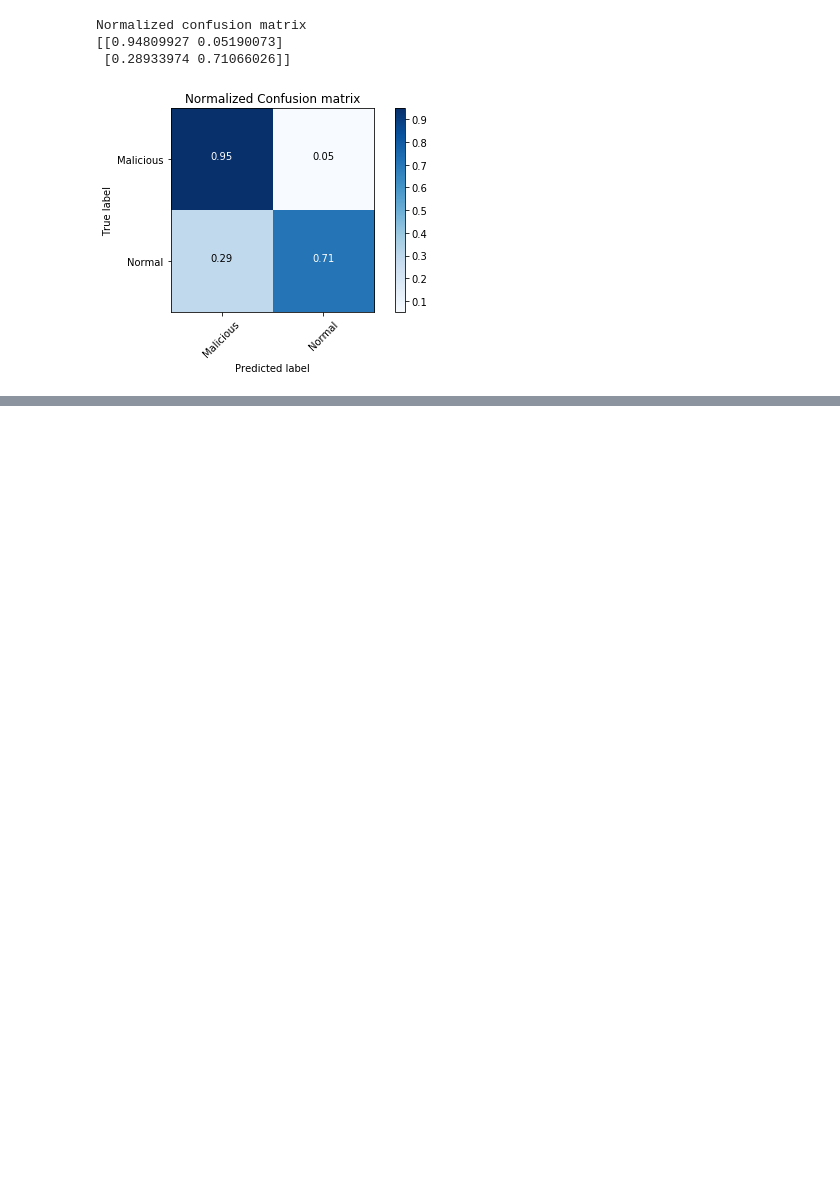
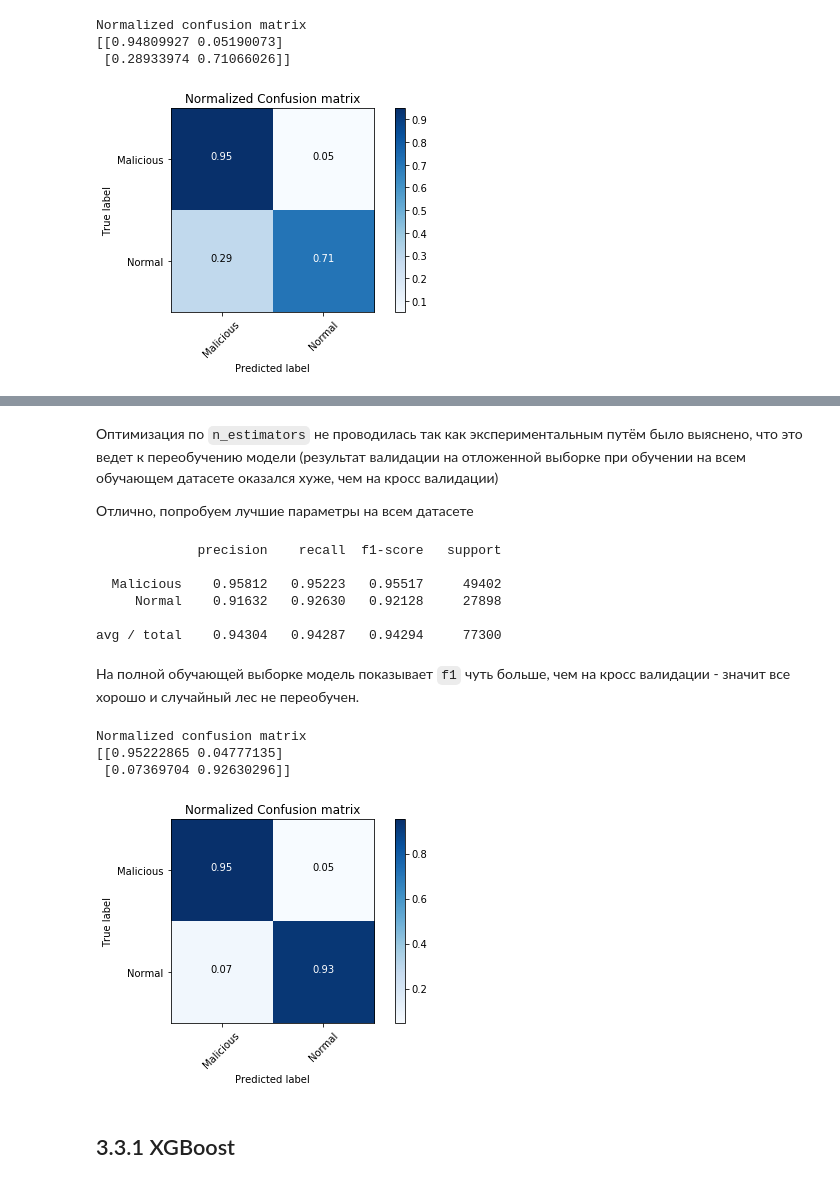
Before and after one commit to nevpo/nids, a Jupyter notebook: Network IDS Classifier.ipynb, the cells around one changed output, grey strips where cells are left out. Saved outputs shown, nothing was run; the diff lists cells and outputs as text; code cells hidden in the pictures; blank space fills up the shorter version.

```diff
--- a/Network IDS Classifier.ipynb
+++ b/Network IDS Classifier.ipynb
@@ -599,0 +623,30 @@ grid.best_params_
+# %% [markdown]
+Оптимизация по `n_estimators` не проводилась так как экспериментальным путём было выяснено, что это ведет к переобучению модели (результат валидации на отложенной выборке при обучении на всем обучающем датасете оказался хуже, чем на кросс валидации)
+
+Отлично, попробуем лучшие параметры на всем датасете
+# %%
+best_rf = grid.best_estimator_
+
+best_rf.fit(df_train, dfy_train)
+print(classification_report(dfy_test, best_rf.predict(df_test),
+                            target_names = ['Malicious', 'Normal'], digits=5))
+# %% [output]
+             precision    recall  f1-score   support
+
+  Malicious    0.95812   0.95223   0.95517     49402
+     Normal    0.91632   0.92630   0.92128     27898
+
+avg / total    0.94304   0.94287   0.94294     77300
+# %% [markdown]
+На полной обучающей выборке модель показывает `f1` чуть больше, чем на кросс валидации - значит все хорошо и случайный лес не переобучен.
+# %%
+plot_confusion_matrix(confusion_matrix(dfy_test, best_rf.predict(df_test)),\
+                      normalize=True, \
+                      classes = ['Malicious', 'Normal'], title='Normalized Confusion matrix')
+# %% [output]
+Normalized confusion matrix
+[[0.95222865 0.04777135]
+ [0.07369704 0.92630296]]
+[figure, added]
+# %% [markdown]
+## 3.3.1 XGBoost
```
Also changed, not shown: parts of 43 cells of this notebook.
